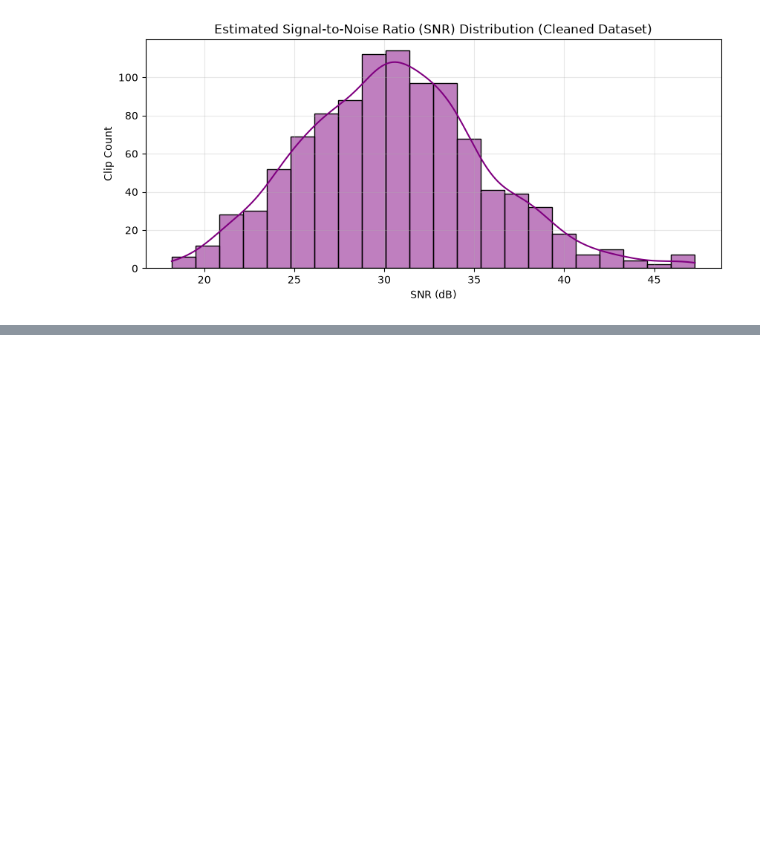
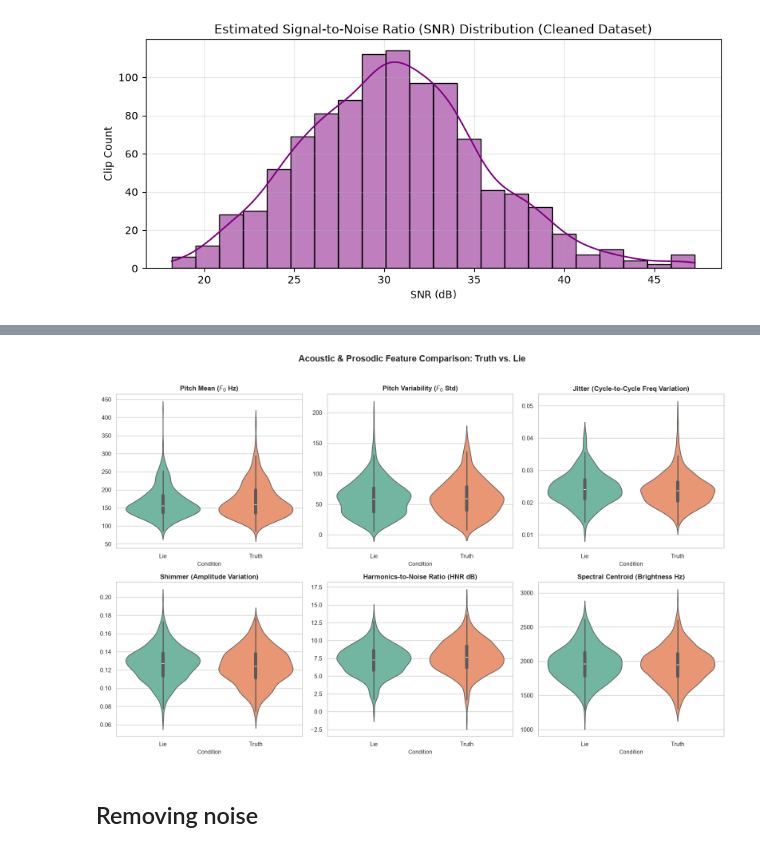
Before and after one commit to Multimodal-Deception-Detector-Grad-Proj/multimodal-deception-detector-backbone-model, a Jupyter notebook: notebooks/02_eda_acoustic.ipynb, the cells around one changed output, grey strips where cells are left out. Cells and saved outputs as stored; diff of their text form; code cells hidden in the pictures; blank space fills up the shorter version.

```diff
--- a/notebooks/02_eda_acoustic.ipynb
+++ b/notebooks/02_eda_acoustic.ipynb
@@ -641,0 +792,41 @@ Target format validation -> Expected feature dimensions match D_aud=128.
+# %%
+import matplotlib.pyplot as plt
+import seaborn as sns
+
+def plot_lie_vs_truth_comparisons(df):
+    features_to_plot = [
+        ('f0_mean', 'Pitch Mean ($F_0$ Hz)'),
+        ('f0_std', 'Pitch Variability ($F_0$ Std)'),
+        ('jitter', 'Jitter (Cycle-to-Cycle Freq Variation)'),
+        ('shimmer', 'Shimmer (Amplitude Variation)'),
+        ('hnr', 'Harmonics-to-Noise Ratio (HNR dB)'),
+        ('spectral_centroid', 'Spectral Centroid (Brightness Hz)')
+    ]
+
+    plt.figure(figsize=(16, 10))
+    sns.set_theme(style="whitegrid")
+
+    for i, (feat, title) in enumerate(features_to_plot, 1):
+        plt.subplot(2, 3, i)
+        sns.violinplot(
+            x="label",
+            y=feat,
+            hue="label",  # 1. Assign hue to the same column as x
+            data=df_features,
+            palette="Set2",
+            legend=False,  # 2. Hide the redundant color legend
+        )
+        plt.title(title, fontsize=12, fontweight='bold')
+        plt.xlabel('Condition', fontsize=10)
+        plt.ylabel('', fontsize=10)
+
+    plt.suptitle('Acoustic & Prosodic Feature Comparison: Truth vs. Lie', fontsize=16, fontweight='bold', y=1.02)
+    plt.tight_layout()
+    plt.show()
+
+# Generate the plots
+plot_lie_vs_truth_comparisons(df_features)
+# %% [output]
+[figure, added]
+# %% [markdown]
+## Removing noise
```
Also changed, not shown: parts of 32 cells of this notebook.
